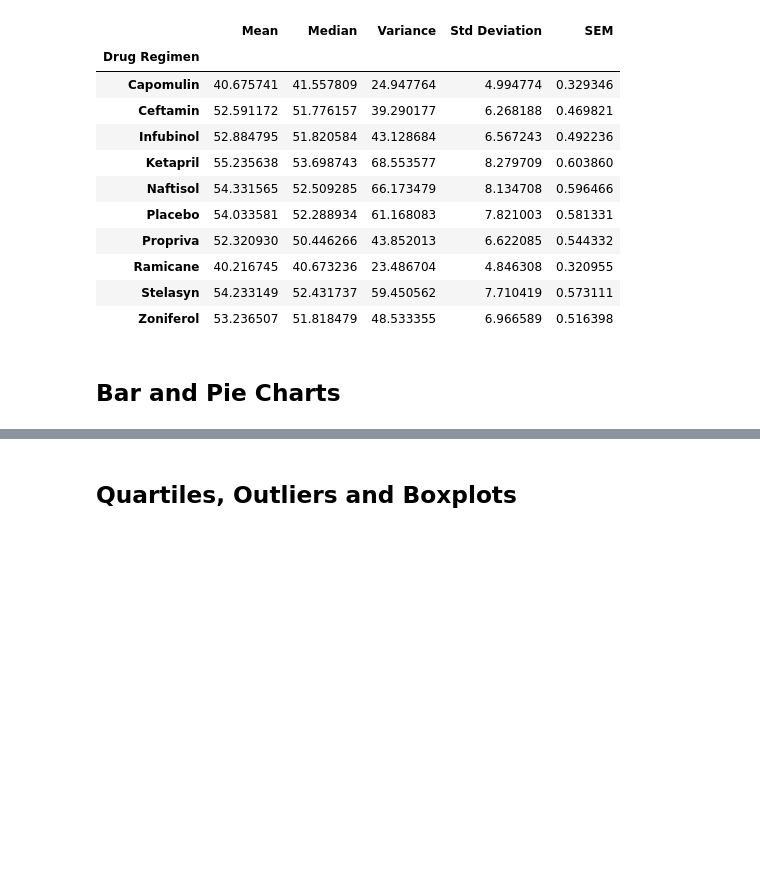
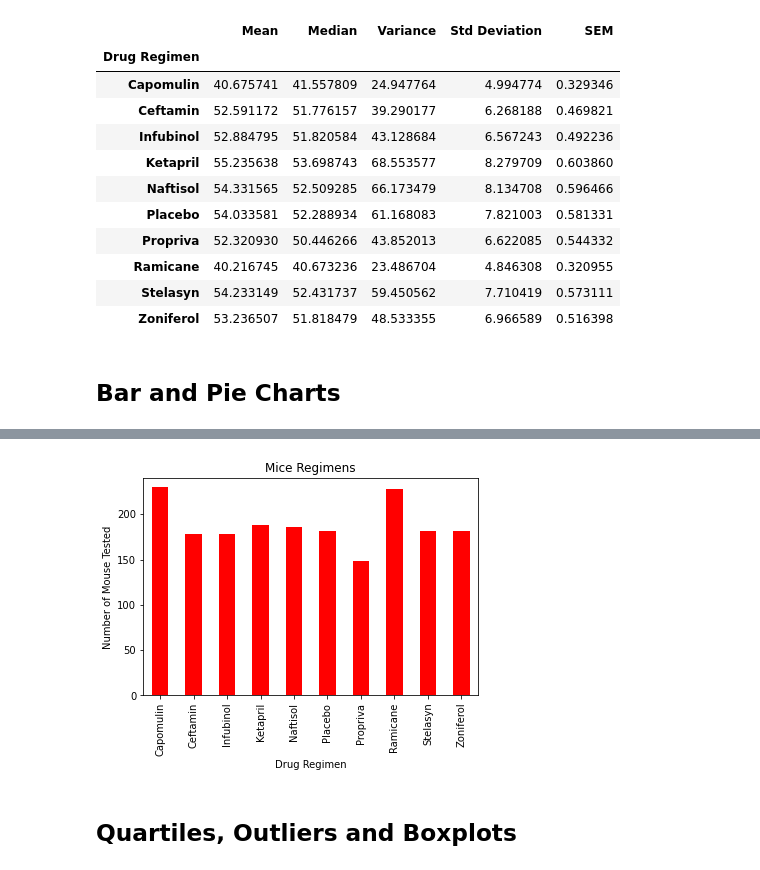
Before and after one commit to tratnikc/matplotlib-challenge, a Jupyter notebook: Pymaceuticals/pymaceuticals.ipynb, the cells around one changed output, grey strips where cells are left out. Cells and saved outputs as stored; diff of their text form; code cells hidden in the pictures; blank space fills up the shorter version.

```diff
--- a/Pymaceuticals/pymaceuticals.ipynb
+++ b/Pymaceuticals/pymaceuticals.ipynb
@@ -138,3 +143,31 @@ regimen_df
+# %%
+# Generate a bar plot showing the total number of unique mice tested on each drug regimen using pyplot.
+
+regx = mouse_df.groupby("Drug Regimen")["Drug Regimen"].count()
+regy = pd.DataFrame({"Drug Regimen": mouse_df["Drug Regimen"].unique()})
+regy = regy.sort_values(by="Drug Regimen")
+rsuffix = "_"
+regz = regy.join(regx, on="Drug Regimen", how="inner", rsuffix=rsuffix)
+regz = regz.rename(columns={"Drug Regimen_": "Mouse Count"})
+
+x_axis = np.arange(0, len(reg))
+tick_locations = []
+for x in x_axis:
+    tick_locations.append(x)
+
+plt.title("Mice Regimens")
+plt.xlabel("Drug Regimen")
+plt.ylabel("Number of Mouse Tested")
+
+plt.xlim(-0.5, len(mice_data)-0.5)
+plt.ylim(0,mice_data.max() + 10)
+
+plt.bar(regz["Drug Regimen"], regz["Mouse Count"], facecolor="red", align="center", width=0.5)
+plt.xticks(tick_locations, regz["Drug Regimen"], rotation="vertical")
+
+plt.show()
+# %% [output]
+[figure, added]
 # %%
 # Generate a pie plot showing the distribution of female versus male mice using pandas
 # %%
```
Also changed, not shown: parts of 3 cells of this notebook, 1 other file.
